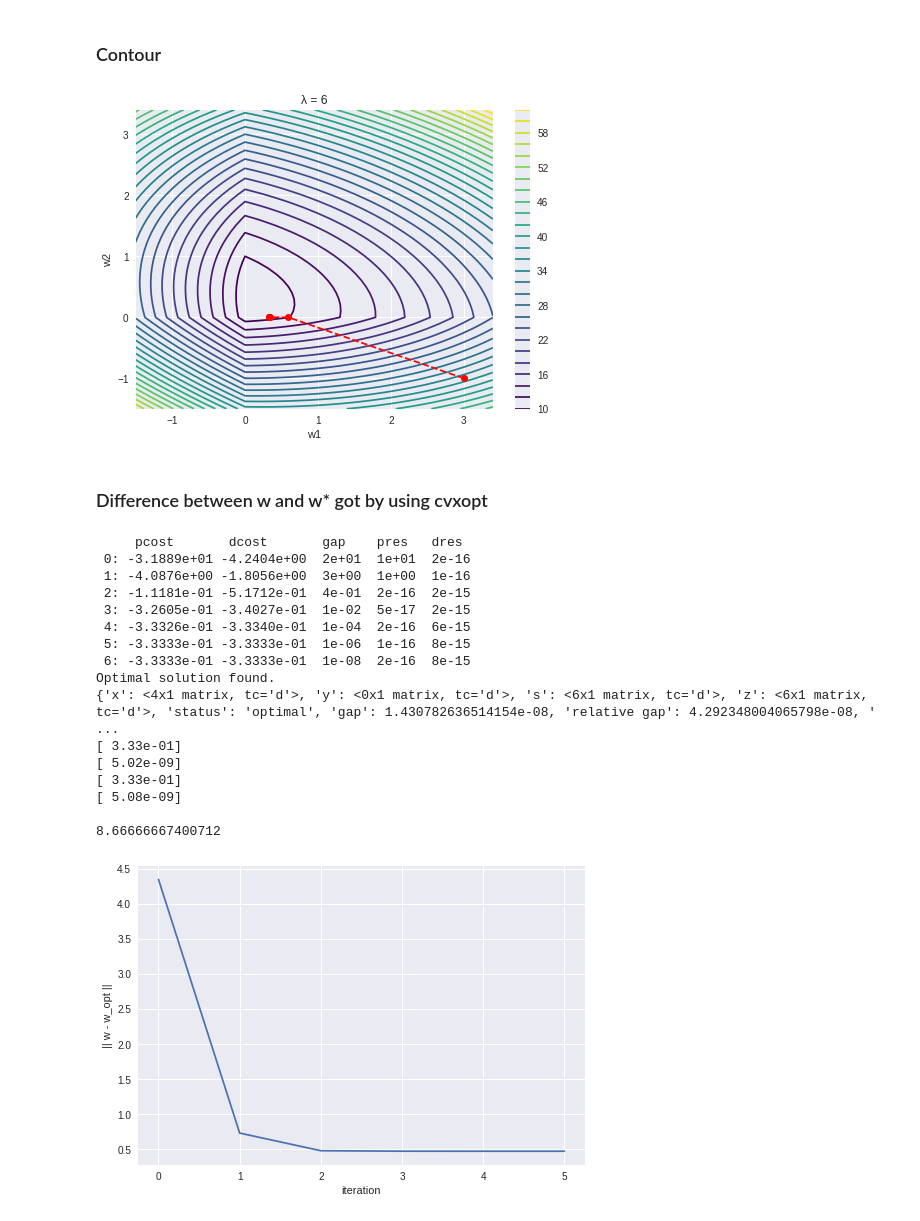
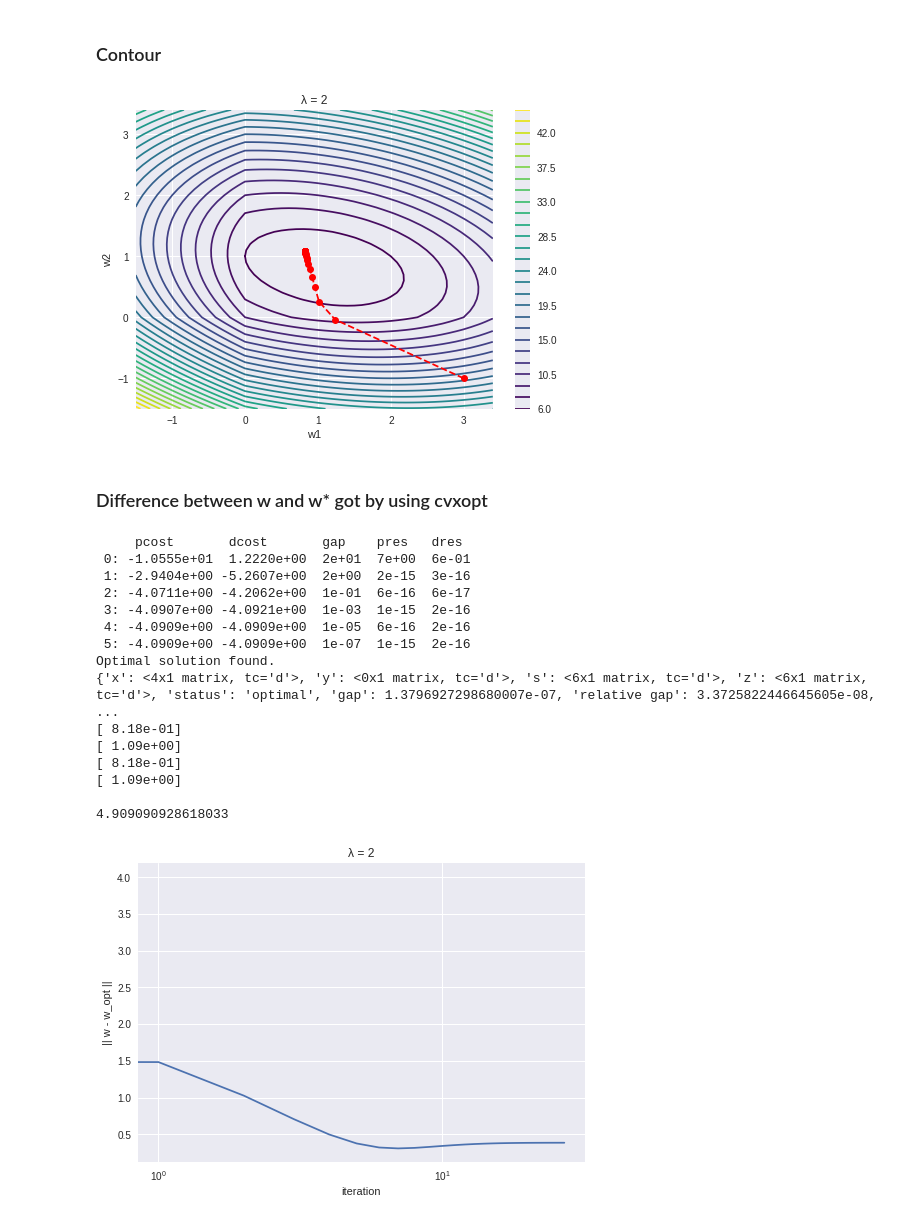
Before and after one commit to You-Your-Yu/machine-learning-assignment, a Jupyter notebook: Shimosaka_fin_1515309_problem2.ipynb, the cells around one changed output. Drawn from its saved outputs; the diff is of its cells as text; code cells hidden in the pictures.

```diff
--- a/Shimosaka_fin_1515309_problem2.ipynb
+++ b/Shimosaka_fin_1515309_problem2.ipynb
@@ -43,7 +43,7 @@ def update(prev, A, mu, lm, lr) :
 ### parameters ###
 A = np.array([[3, 0.5], [0.5, 1]])
 mu = np.array([1, 2])
-lm = 6
+lm = 2
 eig, vec = np.linalg.eig(2 * A)
 lr = 1/ np.max(eig)
 fin = 0.0001
@@ -97,7 +97,7 @@ plt.ylabel('w2')
 plt.colorbar()
 plt.show()
 # %% [output]
-[figure, old version]
+[figure, new version]
 # %% [markdown]
 ### Difference between w and w* got by using cvxopt
 # %%
@@ -111,44 +111,45 @@ w = np.copy(w_init)
 
 zeros = np.zeros((len(w), len(w)), dtype=float)
 tmp = np.c_[np.r_[2*A, zeros], np.r_[zeros, zeros]]
 P = matrix(tmp)
 tmp = np.r_[-2*mu.T.dot(A), lm*np.ones(len(w))]
 q = matrix(tmp)
 eye = np.eye(len(w))
 tmp = np.r_[np.c_[-eye, -eye], np.c_[eye, -eye], np.c_[zeros, -eye]]
 G = matrix(tmp)
 tmp = np.zeros(len(w) * 3)
 h = matrix(tmp)
 #print('P:\n{}'.format(P))
 #print('q:\n{}'.format(q))
 #print('G:\n{}'.format(G))
 sol = qp(P, q, G=G, h=h)
 print(sol)
 print(sol['x'])
 print(sol['primal objective'] + mu.T.dot(A).dot(mu))
 
 w_opt = np.array(sol['x'][0:2])
 diff = [np.linalg.norm(item - w_opt) for item in log]
 
+plt.title('λ = {}'.format(lm))
+plt.xscale('log')
 plt.xlabel('iteration')
 plt.ylabel('|| w - w_opt ||')
 plt.plot(np.arange(len(diff)), diff)
 plt.show()
 # %% [output]
      pcost       dcost       gap    pres   dres
- 0: -3.1889e+01 -4.2404e+00  2e+01  1e+01  2e-16
- 1: -4.0876e+00 -1.8056e+00  3e+00  1e+00  1e-16
- 2: -1.1181e-01 -5.1712e-01  4e-01  2e-16  2e-15
- 3: -3.2605e-01 -3.4027e-01  1e-02  5e-17  2e-15
- 4: -3.3326e-01 -3.3340e-01  1e-04  2e-16  6e-15
- 5: -3.3333e-01 -3.3333e-01  1e-06  1e-16  8e-15
- 6: -3.3333e-01 -3.3333e-01  1e-08  2e-16  8e-15
+ 0: -1.0555e+01  1.2220e+00  2e+01  7e+00  6e-01
+ 1: -2.9404e+00 -5.2607e+00  2e+00  2e-15  3e-16
+ 2: -4.0711e+00 -4.2062e+00  1e-01  6e-16  6e-17
+ 3: -4.0907e+00 -4.0921e+00  1e-03  1e-15  2e-16
+ 4: -4.0909e+00 -4.0909e+00  1e-05  6e-16  2e-16
+ 5: -4.0909e+00 -4.0909e+00  1e-07  1e-15  2e-16
 Optimal solution found.
-{'x': <4x1 matrix, tc='d'>, 'y': <0x1 matrix, tc='d'>, 's': <6x1 matrix, tc='d'>, 'z': <6x1 matrix, tc='d'>, 'status': 'optimal', 'gap': 1.430782636514154e-08, 'relative gap': 4.292348004065798e-08, ' ...
-[ 3.33e-01]
-[ 5.02e-09]
-[ 3.33e-01]
-[ 5.08e-09]
+{'x': <4x1 matrix, tc='d'>, 'y': <0x1 matrix, tc='d'>, 's': <6x1 matrix, tc='d'>, 'z': <6x1 matrix, tc='d'>, 'status': 'optimal', 'gap': 1.3796927298680007e-07, 'relative gap': 3.3725822446645605e-08, ...
+[ 8.18e-01]
+[ 1.09e+00]
+[ 8.18e-01]
+[ 1.09e+00]
 
-8.66666667400712
+4.909090928618033
-[figure, old version]
+[figure, new version]
```
Also changed, not shown: parts of 2 cells of this notebook.
